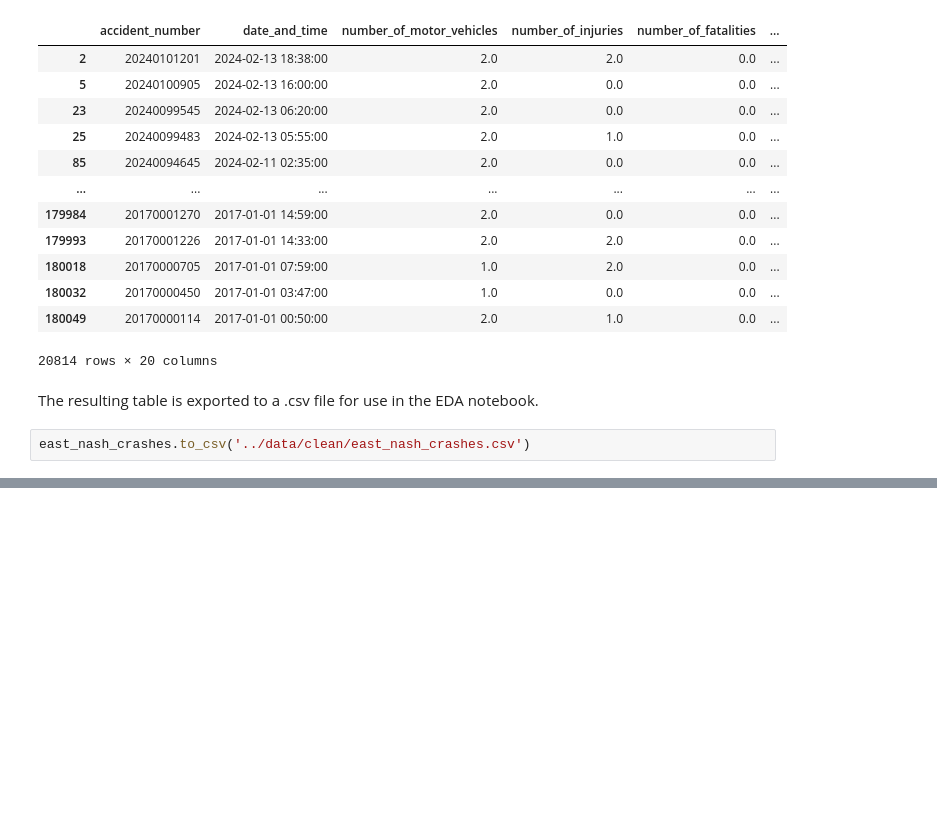
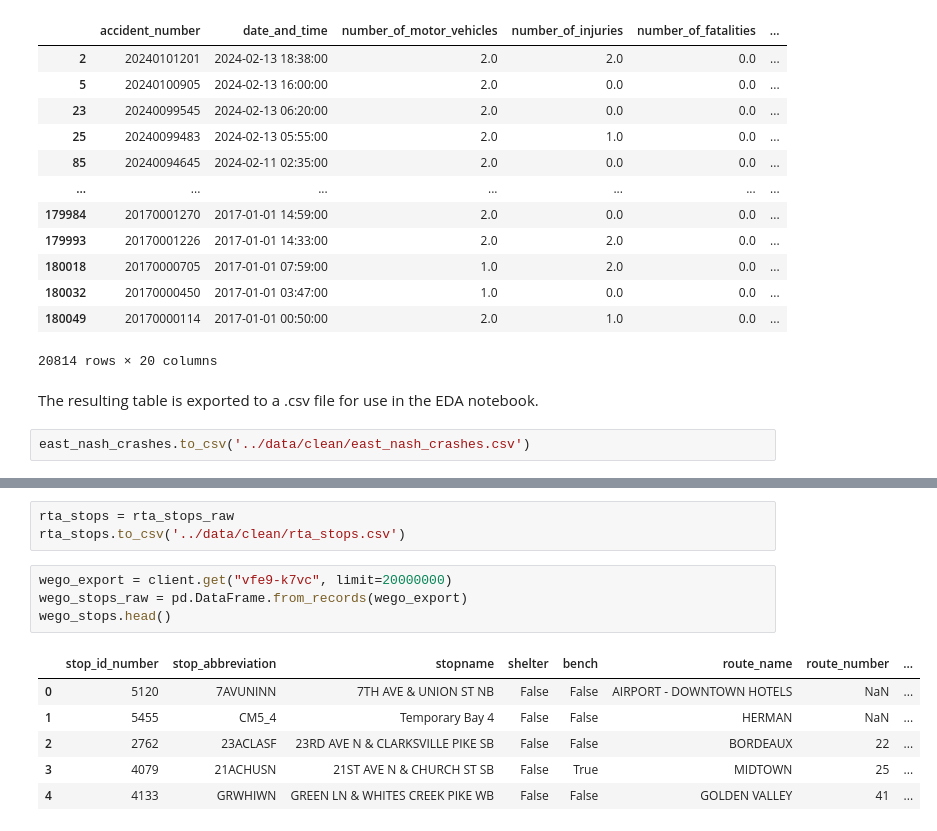
Before and after one commit to jchabinec/Making-Nashvilles-Streets-Safer, a Jupyter notebook: notebooks/get_data.ipynb, the cells around one changed output, grey strips where cells are left out. Saved outputs shown, nothing was run; the diff lists cells and outputs as text; blank space fills up the shorter version.

Commit message:
More data gathering

```diff
--- a/notebooks/get_data.ipynb
+++ b/notebooks/get_data.ipynb
@@ -126,0 +160,14 @@ east_nash_crashes.to_csv('../data/clean/east_nash_crashes.csv')
+# %%
+rta_stops = rta_stops_raw
+rta_stops.to_csv('../data/clean/rta_stops.csv')
+# %%
+wego_export = client.get("vfe9-k7vc", limit=20000000)
+wego_stops_raw = pd.DataFrame.from_records(wego_export)
+wego_stops.head()
+# %% [output]
+|  | stop_id_number | stop_abbreviation | stopname | shelter | bench | route_name | route_number | ... |
+| 0 | 5120 | 7AVUNINN | 7TH AVE & UNION ST NB | False | False | AIRPORT - DOWNTOWN HOTELS | NaN | ... |
+| 1 | 5455 | CM5_4 | Temporary Bay 4 | False | False | HERMAN | NaN | ... |
+| 2 | 2762 | 23ACLASF | 23RD AVE N & CLARKSVILLE PIKE SB | False | False | BORDEAUX | 22 | ... |
+| 3 | 4079 | 21ACHUSN | 21ST AVE N & CHURCH ST SB | False | True | MIDTOWN | 25 | ... |
+| 4 | 4133 | GRWHIWN | GREEN LN & WHITES CREEK PIKE WB | False | False | GOLDEN VALLEY | 41 | ... |
```
Also changed, not shown: parts of 4 cells of this notebook, 5 other files.
